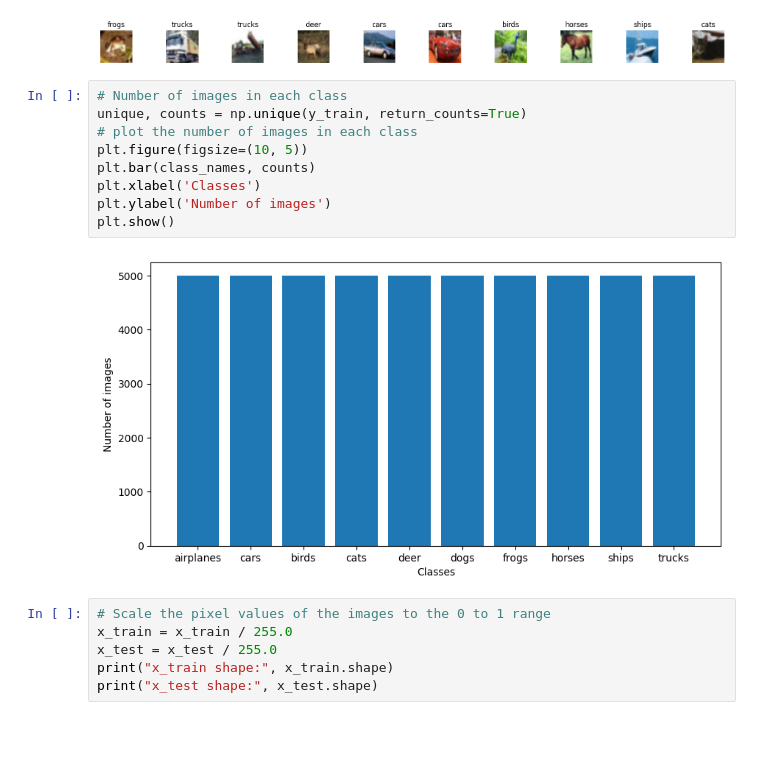
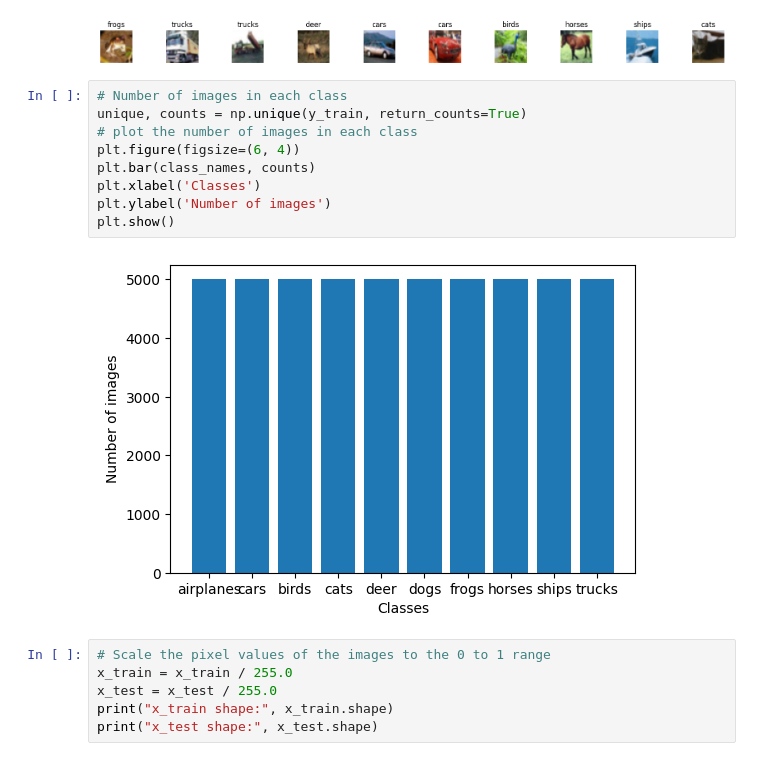
Before and after one commit to vishwamraval/ML-projects, a Jupyter notebook: image_classification_cnn.ipynb, the cells around one changed output. Cells and saved outputs as stored; diff of their text form; blank space fills up the shorter version.

```diff
--- a/image_classification_cnn.ipynb
+++ b/image_classification_cnn.ipynb
@@ -42,14 +42,14 @@ plt.show()
 # %%
 # Number of images in each class
 unique, counts = np.unique(y_train, return_counts=True)
 # plot the number of images in each class
-plt.figure(figsize=(10, 5))
+plt.figure(figsize=(6, 4))
 plt.bar(class_names, counts)
 plt.xlabel('Classes')
 plt.ylabel('Number of images')
 plt.show()
 # %% [output]
-[figure, old version]
+[figure, new version]
 # %%
 # Scale the pixel values of the images to the 0 to 1 range
 x_train = x_train / 255.0
```
Also changed, not shown: parts of 2 cells of this notebook.
